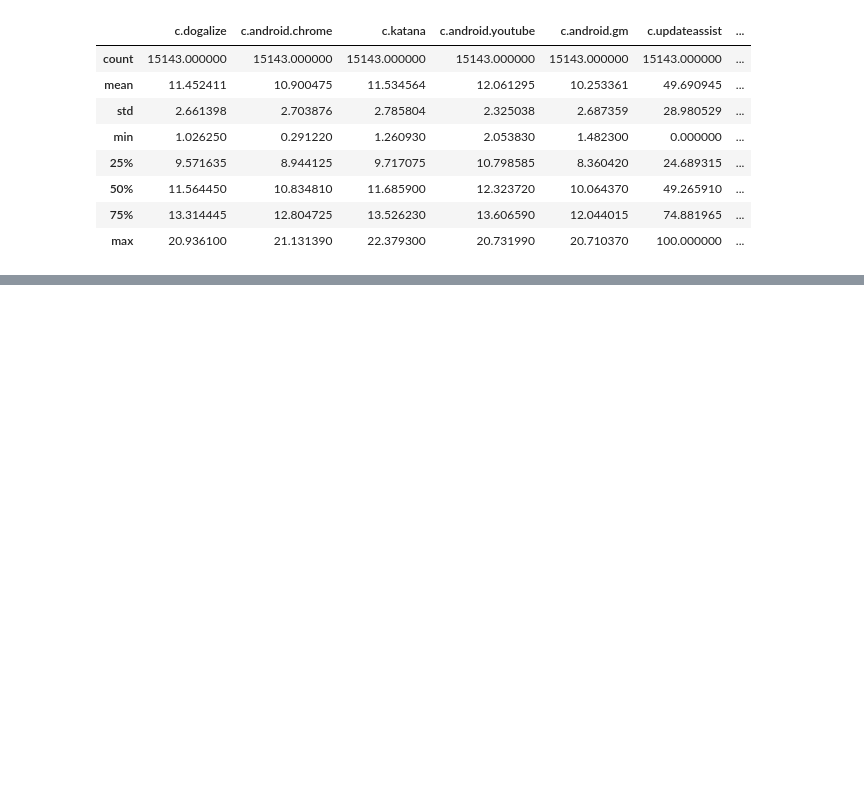
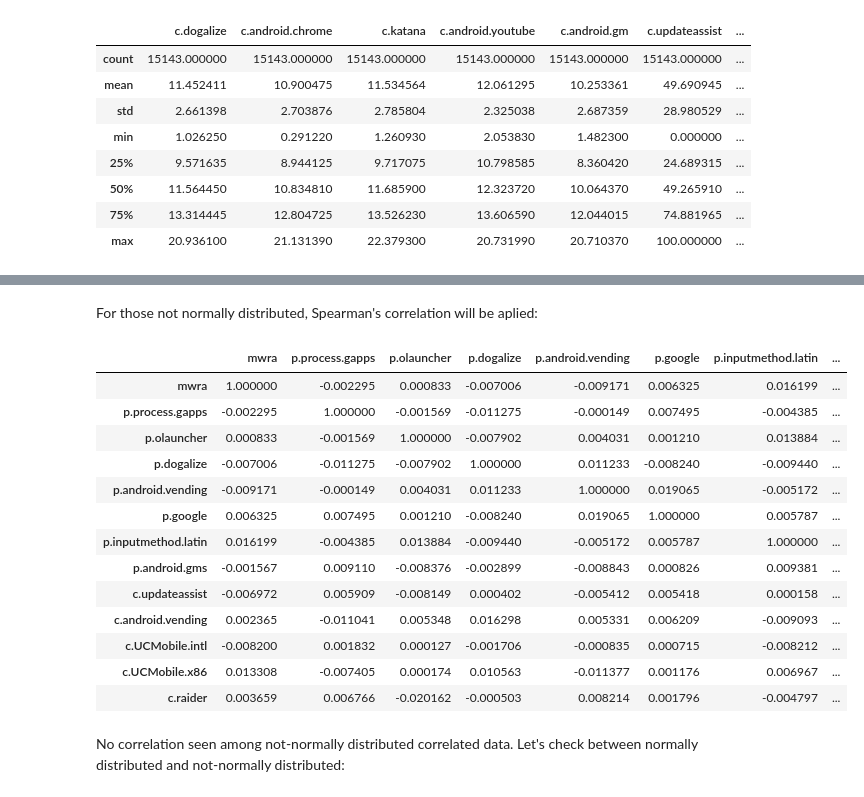
Before and after one commit to Yessirskiy/IAU-Project, a Jupyter notebook: project.ipynb, the cells around one changed output, grey strips where cells are left out. Cells and saved outputs as stored; diff of their text form; code cells hidden in the pictures; blank space fills up the shorter version.

```diff
--- a/data/project.ipynb
+++ b/project.ipynb
@@ -161,0 +169,4 @@ plt.show()
+# %%
+proc_norm = proc_attrs.loc[:, :"p.android.defcontainer"]
+proc_notnorm = proc_attrs.loc[:, "p.process.gapps":]
+proc_norm
@@ -185,0 +213,4 @@ plt.show()
+# %%
+conn_norm = conn_attrs.loc[:, :"c.android.gm"]
+conn_notnorm = conn_attrs.loc[:, "c.updateassist":]
+conn_notnorm
@@ -199,0 +285,3 @@ conn_attrs.describe()
+# %%
+numeric_norm = pd.concat([proc_df[["ts", "imei", "mwra"]], proc_norm, conn_norm], axis=1)
+numeric_notnorm = pd.concat([proc_df[["ts", "imei", "mwra"]], proc_notnorm, conn_notnorm], axis=1)
@@ -199,0 +307,21 @@ conn_attrs.describe()
+# %% [markdown]
+For those not normally distributed, Spearman's correlation will be aplied:
+# %%
+numeric_notnorm.select_dtypes("float").corr(method="spearman")
+# %% [output]
+|  | mwra | p.process.gapps | p.olauncher | p.dogalize | p.android.vending | p.google | p.inputmethod.latin | ... |
+| mwra | 1.000000 | -0.002295 | 0.000833 | -0.007006 | -0.009171 | 0.006325 | 0.016199 | ... |
+| p.process.gapps | -0.002295 | 1.000000 | -0.001569 | -0.011275 | -0.000149 | 0.007495 | -0.004385 | ... |
+| p.olauncher | 0.000833 | -0.001569 | 1.000000 | -0.007902 | 0.004031 | 0.001210 | 0.013884 | ... |
+| p.dogalize | -0.007006 | -0.011275 | -0.007902 | 1.000000 | 0.011233 | -0.008240 | -0.009440 | ... |
+| p.android.vending | -0.009171 | -0.000149 | 0.004031 | 0.011233 | 1.000000 | 0.019065 | -0.005172 | ... |
+| p.google | 0.006325 | 0.007495 | 0.001210 | -0.008240 | 0.019065 | 1.000000 | 0.005787 | ... |
+| p.inputmethod.latin | 0.016199 | -0.004385 | 0.013884 | -0.009440 | -0.005172 | 0.005787 | 1.000000 | ... |
+| p.android.gms | -0.001567 | 0.009110 | -0.008376 | -0.002899 | -0.008843 | 0.000826 | 0.009381 | ... |
+| c.updateassist | -0.006972 | 0.005909 | -0.008149 | 0.000402 | -0.005412 | 0.005418 | 0.000158 | ... |
+| c.android.vending | 0.002365 | -0.011041 | 0.005348 | 0.016298 | 0.005331 | 0.006209 | -0.009093 | ... |
+| c.UCMobile.intl | -0.008200 | 0.001832 | 0.000127 | -0.001706 | -0.000835 | 0.000715 | -0.008212 | ... |
+| c.UCMobile.x86 | 0.013308 | -0.007405 | 0.000174 | 0.010563 | -0.011377 | 0.001176 | 0.006967 | ... |
+| c.raider | 0.003659 | 0.006766 | -0.020162 | -0.000503 | 0.008214 | 0.001796 | -0.004797 | ... |
+# %% [markdown]
+No correlation seen among not-normally distributed correlated data. Let's check between normally distributed and not-normally distributed:
```
Also changed, not shown: parts of 16 cells of this notebook, 2 other files.
